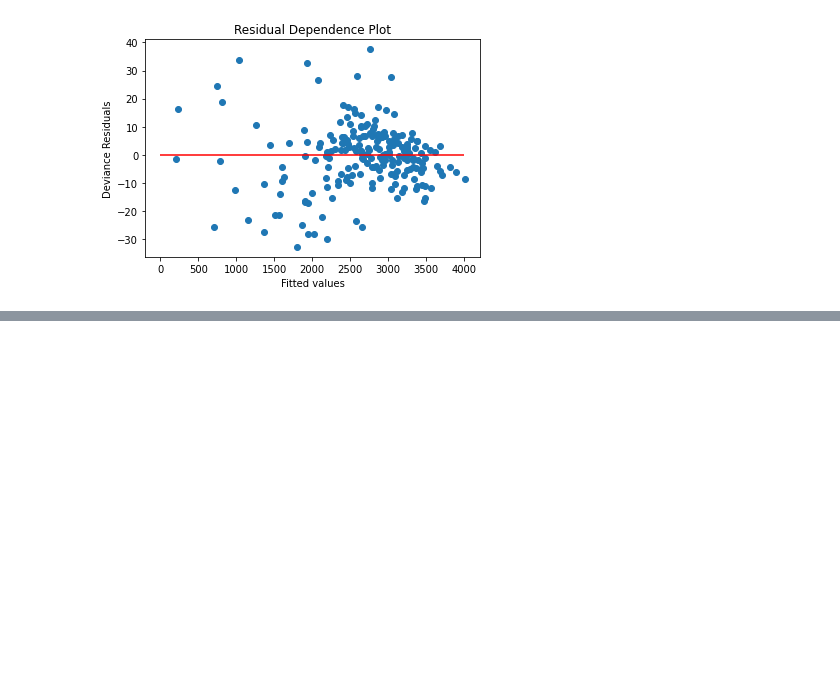
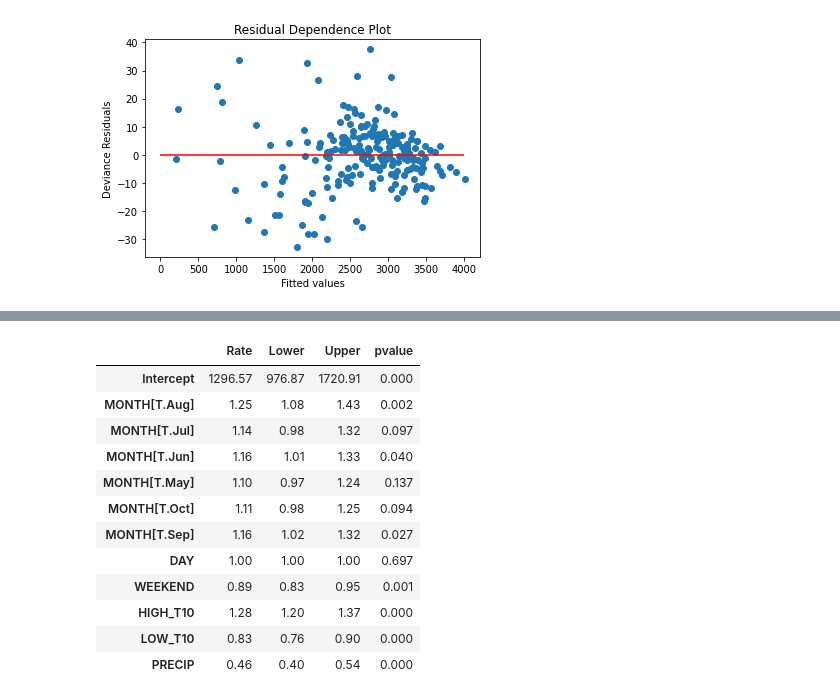
Before and after one commit to omesner/UMSTATS504, a Jupyter notebook: bikeCrossings/cyclistBridgeCrossings.ipynb, the cells around one changed output, grey strips where cells are left out. Drawn from its saved outputs; the diff is of its cells as text; code cells hidden in the pictures; blank space fills up the shorter version.

```diff
--- a/bikeCrossings/cyclistBridgeCrossings.ipynb
+++ b/bikeCrossings/cyclistBridgeCrossings.ipynb
@@ -507,0 +607,20 @@ Text(0.5, 0, 'Fitted values')
+# %%
+params = pd.DataFrame({'Rate': bikePoisOD.params})
+ci_table = bikePoisOD.conf_int().rename(columns={0:"Lower", 1:"Upper"})
+bike_table = params.join(ci_table).applymap(np.exp).round(2)
+bike_table['pvalue'] = bikePoisOD.pvalues.round(3)
+bike_table
+# %% [output]
+|  | Rate | Lower | Upper | pvalue |
+| Intercept | 1296.57 | 976.87 | 1720.91 | 0.000 |
+| MONTH[T.Aug] | 1.25 | 1.08 | 1.43 | 0.002 |
+| MONTH[T.Jul] | 1.14 | 0.98 | 1.32 | 0.097 |
+| MONTH[T.Jun] | 1.16 | 1.01 | 1.33 | 0.040 |
+| MONTH[T.May] | 1.10 | 0.97 | 1.24 | 0.137 |
+| MONTH[T.Oct] | 1.11 | 0.98 | 1.25 | 0.094 |
+| MONTH[T.Sep] | 1.16 | 1.02 | 1.32 | 0.027 |
+| DAY | 1.00 | 1.00 | 1.00 | 0.697 |
+| WEEKEND | 0.89 | 0.83 | 0.95 | 0.001 |
+| HIGH_T10 | 1.28 | 1.20 | 1.37 | 0.000 |
+| LOW_T10 | 0.83 | 0.76 | 0.90 | 0.000 |
+| PRECIP | 0.46 | 0.40 | 0.54 | 0.000 |
```
Also changed, not shown: parts of 13 cells of this notebook.
